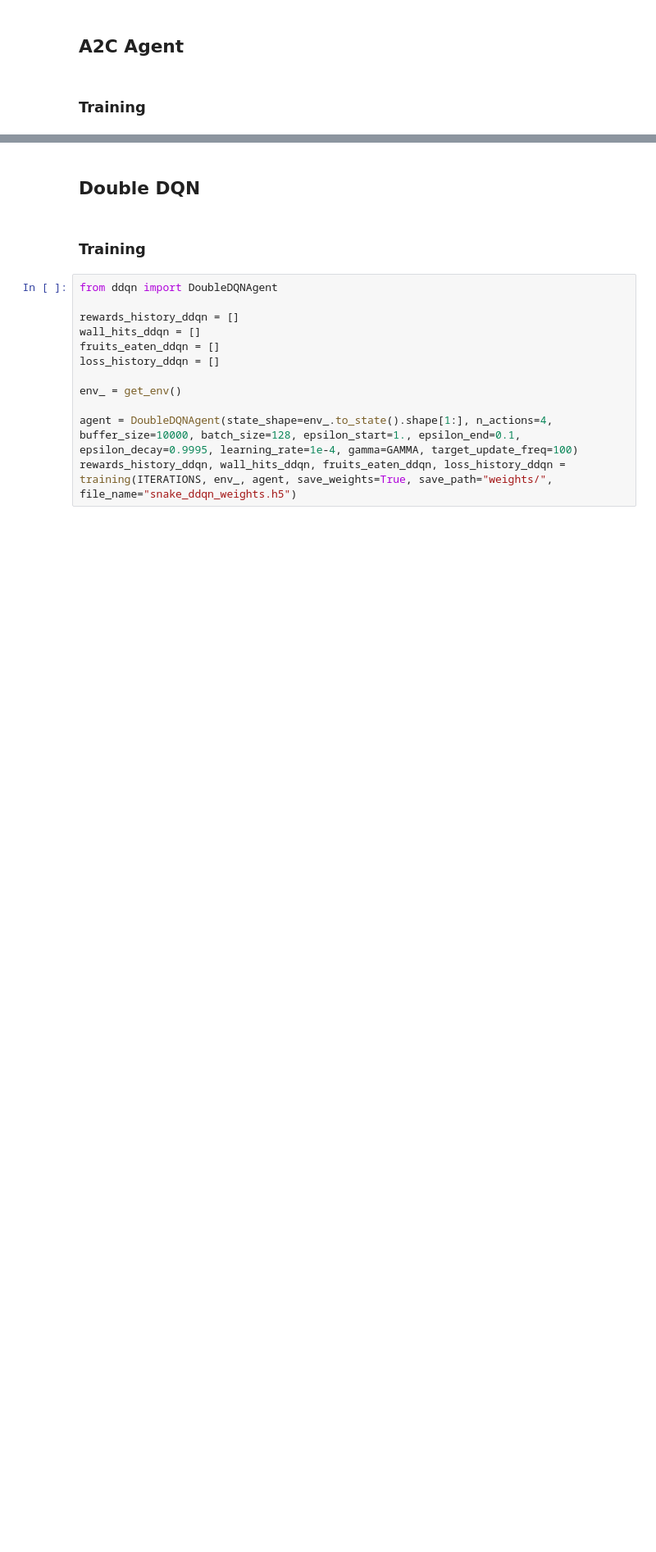
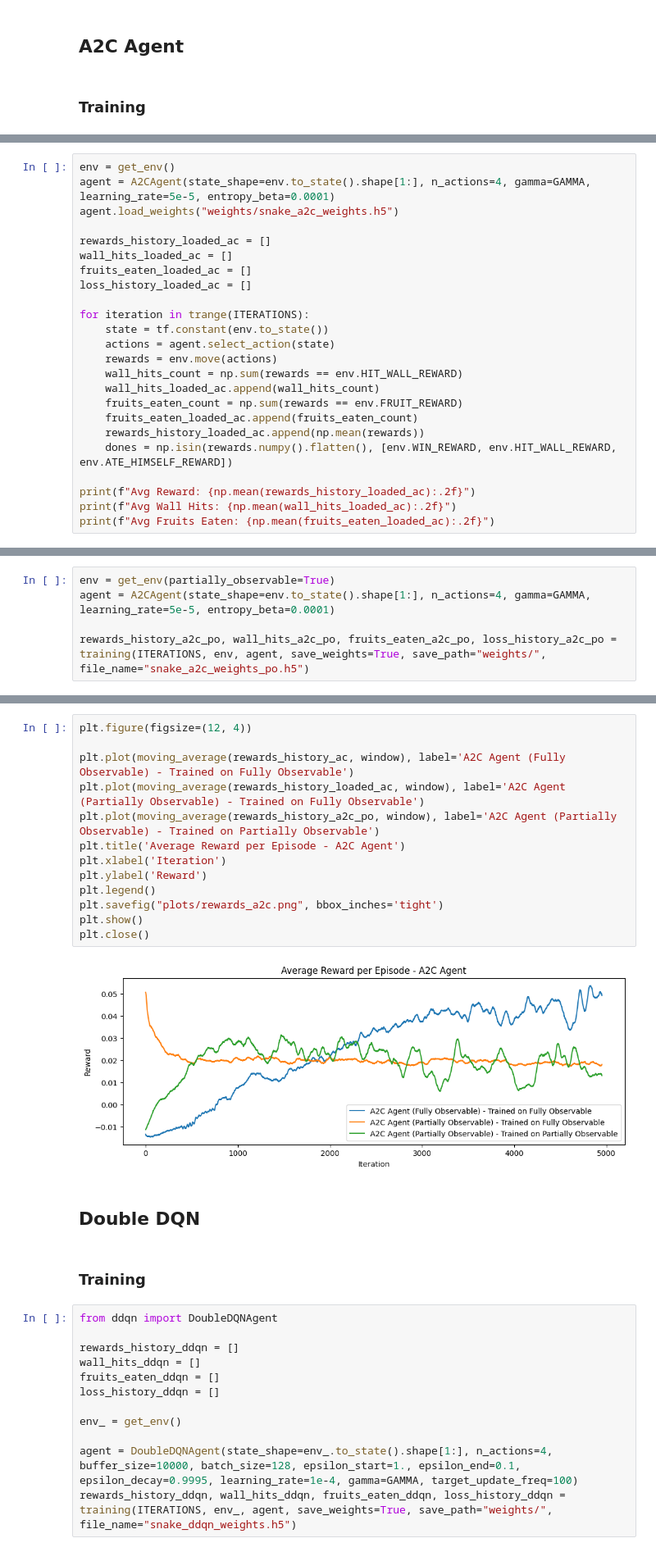
Before and after one commit to eddyfri/Snake-RL, a Jupyter notebook: main.ipynb, the cells around one changed output, grey strips where cells are left out. Shown at 82% size. Saved outputs shown, nothing was run; the diff lists cells and outputs as text; blank space fills up the shorter version.

```diff
--- a/main.ipynb
+++ b/main.ipynb
@@ -291,0 +335,24 @@ Wall hits: 24
+# %%
+env = get_env()
+agent = A2CAgent(state_shape=env.to_state().shape[1:], n_actions=4, gamma=GAMMA, learning_rate=5e-5, entropy_beta=0.0001)
+agent.load_weights("weights/snake_a2c_weights.h5")
+
+rewards_history_loaded_ac = []
+wall_hits_loaded_ac = []
+fruits_eaten_loaded_ac = []
+loss_history_loaded_ac = []
+
+for iteration in trange(ITERATIONS):
+    state = tf.constant(env.to_state())
+    actions = agent.select_action(state)
+    rewards = env.move(actions)
+    wall_hits_count = np.sum(rewards == env.HIT_WALL_REWARD)
+    wall_hits_loaded_ac.append(wall_hits_count)
+    fruits_eaten_count = np.sum(rewards == env.FRUIT_REWARD)
+    fruits_eaten_loaded_ac.append(fruits_eaten_count)
+    rewards_history_loaded_ac.append(np.mean(rewards))
+    dones = np.isin(rewards.numpy().flatten(), [env.WIN_REWARD, env.HIT_WALL_REWARD, env.ATE_HIMSELF_REWARD])
+
+print(f"Avg Reward: {np.mean(rewards_history_loaded_ac):.2f}")
+print(f"Avg Wall Hits: {np.mean(wall_hits_loaded_ac):.2f}")
+print(f"Avg Fruits Eaten: {np.mean(fruits_eaten_loaded_ac):.2f}")
@@ -291,0 +397,5 @@ Wall hits: 24
+# %%
+env = get_env(partially_observable=True)
+agent = A2CAgent(state_shape=env.to_state().shape[1:], n_actions=4, gamma=GAMMA, learning_rate=5e-5, entropy_beta=0.0001)
+
+rewards_history_a2c_po, wall_hits_a2c_po, fruits_eaten_a2c_po, loss_history_a2c_po = training(ITERATIONS, env, agent, save_weights=True, save_path="weights/", file_name="snake_a2c_weights_po.h5")
@@ -292,3 +440,18 @@ Wall hits: 24
+# %%
+plt.figure(figsize=(12, 4))
+
+plt.plot(moving_average(rewards_history_ac, window), label='A2C Agent (Fully Observable) - Trained on Fully Observable')
+plt.plot(moving_average(rewards_history_loaded_ac, window), label='A2C Agent (Partially Observable) - Trained on Fully Observable')
+plt.plot(moving_average(rewards_history_a2c_po, window), label='A2C Agent (Partially Observable) - Trained on Partially Observable')
+plt.title('Average Reward per Episode - A2C Agent')
+plt.xlabel('Iteration')
+plt.ylabel('Reward')
+plt.legend()
+plt.savefig("plots/rewards_a2c.png", bbox_inches='tight')
+plt.show()
+plt.close()
+# %% [output]
+[figure, added]
 # %% [markdown]
 ## Double DQN
 # %% [markdown]
```
Also changed, not shown: parts of 24 cells of this notebook, 17 other files.
